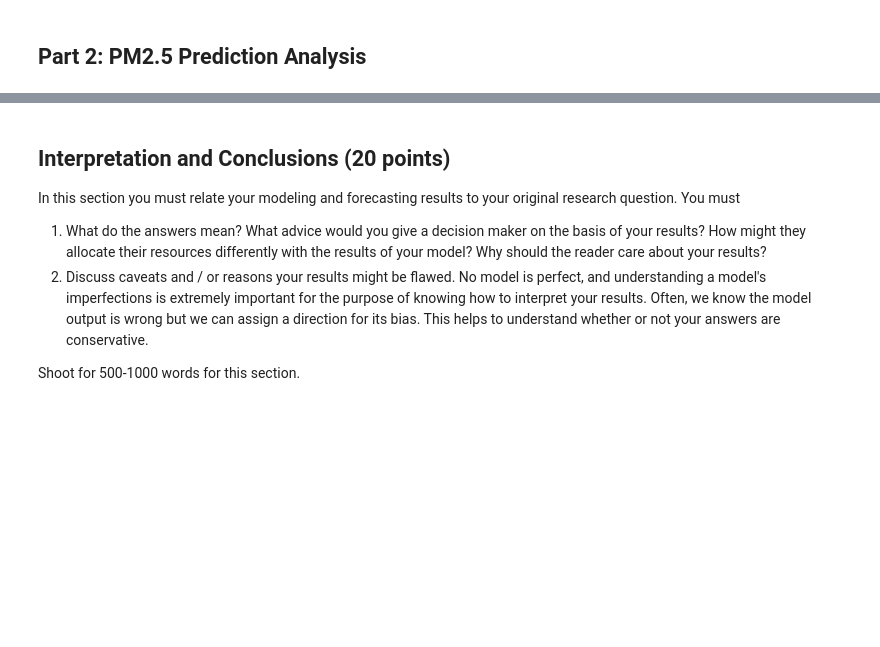
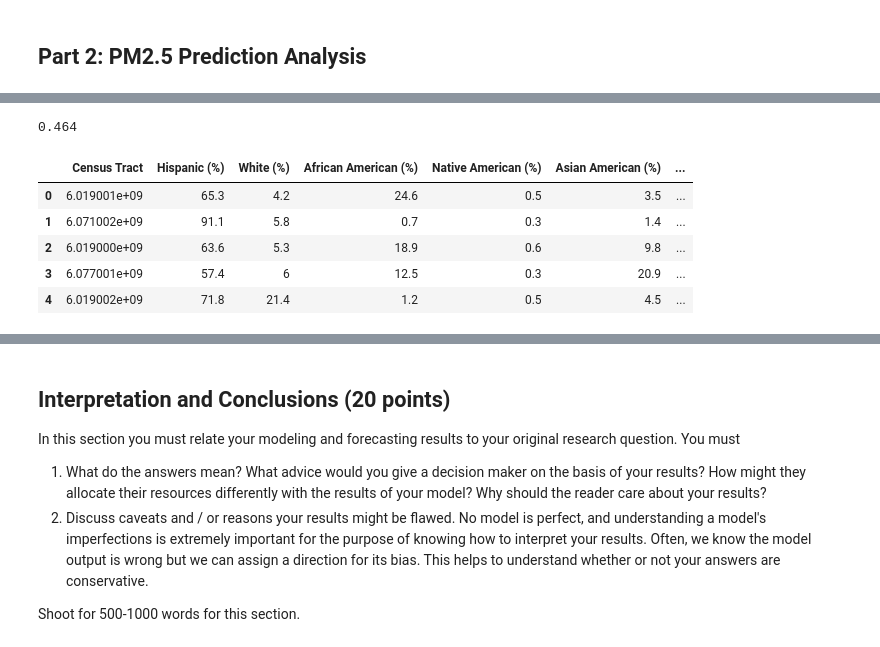
Before and after one commit to elizabethrshehter/er131finalproject, a Jupyter notebook: FinalProjectTemplate_2019.ipynb, the cells around one changed output, grey strips where cells are left out. Drawn from its saved outputs; the diff is of its cells as text; code cells hidden in the pictures; blank space fills up the shorter version.

```diff
--- a/FinalProjectTemplate_2019.ipynb
+++ b/FinalProjectTemplate_2019.ipynb
@@ -716,0 +962,44 @@ DecisionTreeClassifier(class_weight=None, criterion='gini', max_depth=None,
+# %%
+#Process for Generating Fictious Sample of Data for each Census Tract:
+#We first tried generating a sample of data for one census tract
+
+population = [4, 5, 3, 1, 2, 0, 1, 2] #this encodes the ethnicity and education with the order we want
+
+array = cesedeth.iloc[0, 1:8].values
+weights = array.astype(np.float)/100
+weights = np.append(weights,  (1 - weights[-1]))
+
+num = (np.round(weights * 1000)).astype(np.int)
+
+#sample for ethnicity
+sample_eth = []
+for i in np.arange(0, (len(population)-2)):
+    size = np.empty(num[i]);size.fill(population[i])
+    sample_eth = np.append(sample_eth, size)
+
+#sample for education
+sample_ed = []
+for i in np.arange(6,8):
+    size = np.empty(num[i]);size.fill(population[i])
+    sample_ed = np.append(sample_ed, size)
+
+#shuffle the data
+np.random.shuffle(sample_eth)
+np.random.shuffle(sample_ed)
+
+#Combine all into a Dataframe which will be our Final Fictious Sample
+df_ethnicity = pd.DataFrame(sample_eth)
+df_education = pd.DataFrame(sample_ed)
+
+popsample = pd.concat([df_ethnicity,df_education], ignore_index=True, axis=1)
+
+popsample.columns = ['Ethnicity', 'Education']
+# %%
+popsample = popsample.fillna(7) #have to fill Nan with number so that model can run on our data
+y_pred = rf_tree2.predict(popsample)
+AC_ownership = sum(y_pred == 1)/len(y_pred)
+
+AC_ownership #this is a measure of how many individuals in the fictious sample of 1000
+#from the first census tract are predicted to have AC by our model
+# %% [output]
+0.464
@@ -716,0 +1059,9 @@ DecisionTreeClassifier(class_weight=None, criterion='gini', max_depth=None,
+# %%
+cesedeth.head()
+# %% [output]
+|  | Census Tract | Hispanic (%) | White (%) | African American (%) | Native American (%) | Asian American (%) | ... |
+| 0 | 6.019001e+09 | 65.3 | 4.2 | 24.6 | 0.5 | 3.5 | ... |
+| 1 | 6.071002e+09 | 91.1 | 5.8 | 0.7 | 0.3 | 1.4 | ... |
+| 2 | 6.019000e+09 | 63.6 | 5.3 | 18.9 | 0.6 | 9.8 | ... |
+| 3 | 6.077001e+09 | 57.4 | 6 | 12.5 | 0.3 | 20.9 | ... |
+| 4 | 6.019002e+09 | 71.8 | 21.4 | 1.2 | 0.5 | 4.5 | ... |
```
Also changed, not shown: parts of 47 cells of this notebook.
